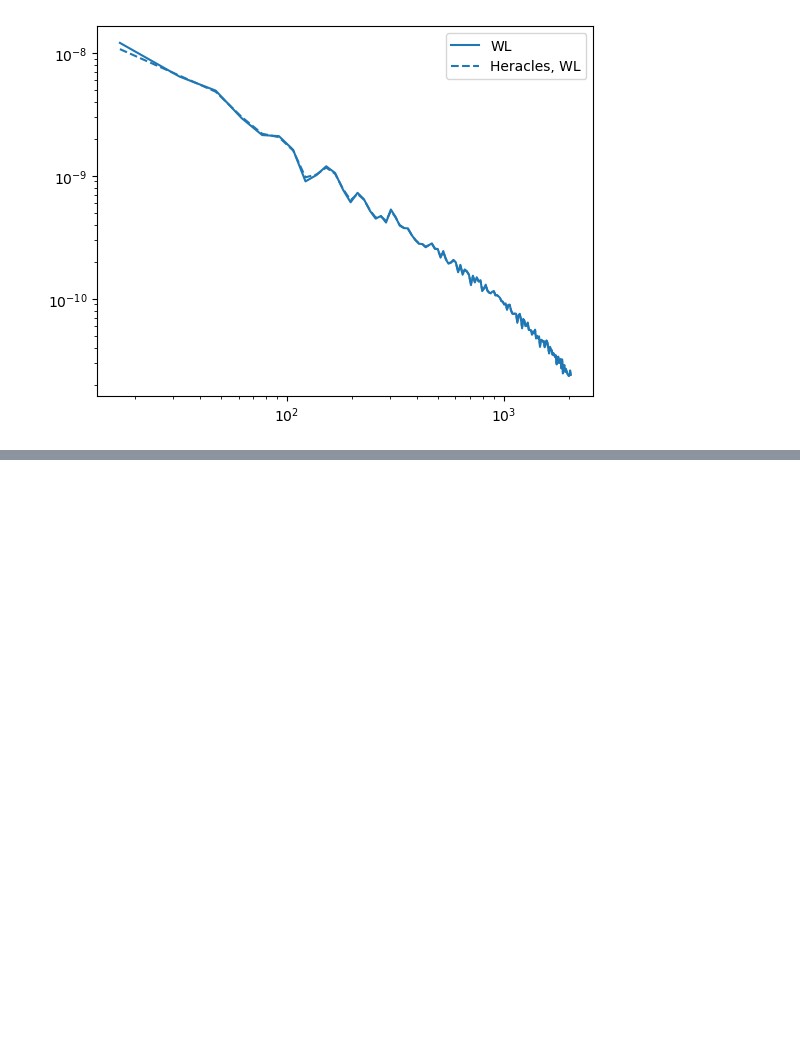
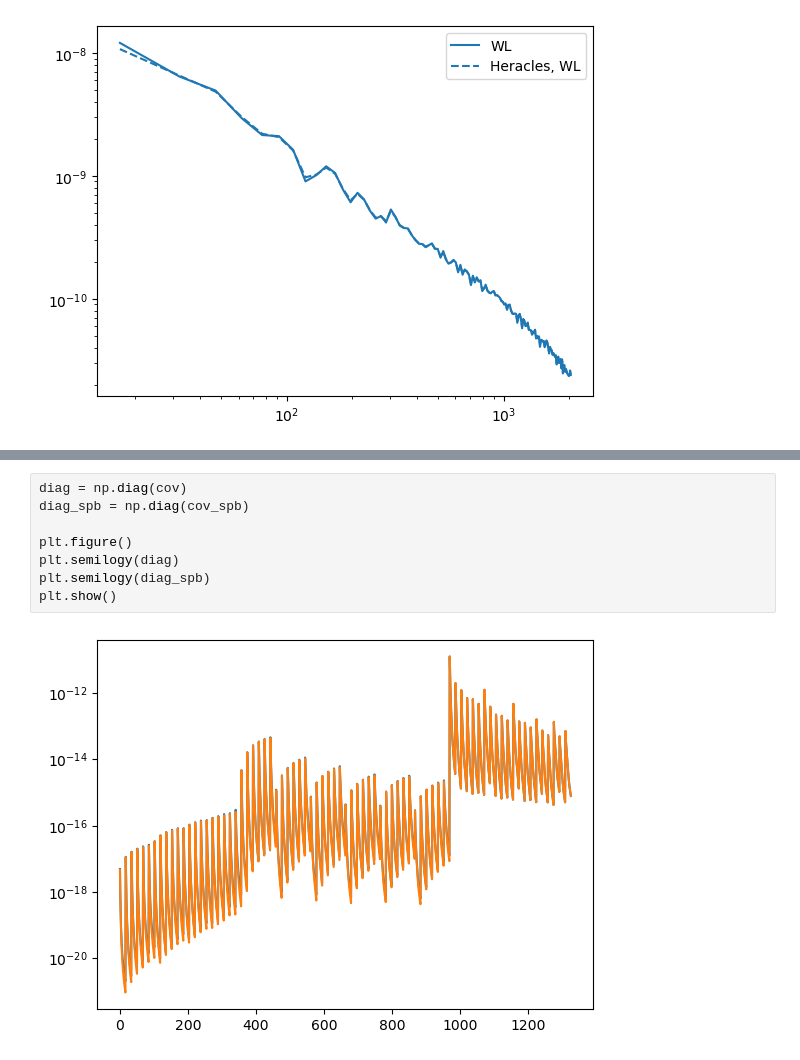
Before and after one commit to gouyoub/estimators_phot, a Jupyter notebook: test_plot.ipynb, the cells around one changed output, grey strips where cells are left out. Drawn from its saved outputs; the diff is of its cells as text; blank space fills up the shorter version.

```diff
--- a/test_plot.ipynb
+++ b/test_plot.ipynb
@@ -66,0 +96,10 @@ plt.show()
+# %%
+diag = np.diag(cov)
+diag_spb = np.diag(cov_spb)
+
+plt.figure()
+plt.semilogy(diag)
+plt.semilogy(diag_spb)
+plt.show()
+# %% [output]
+[figure, added]
```
Also changed, not shown: parts of 6 cells of this notebook, 5 other files.
